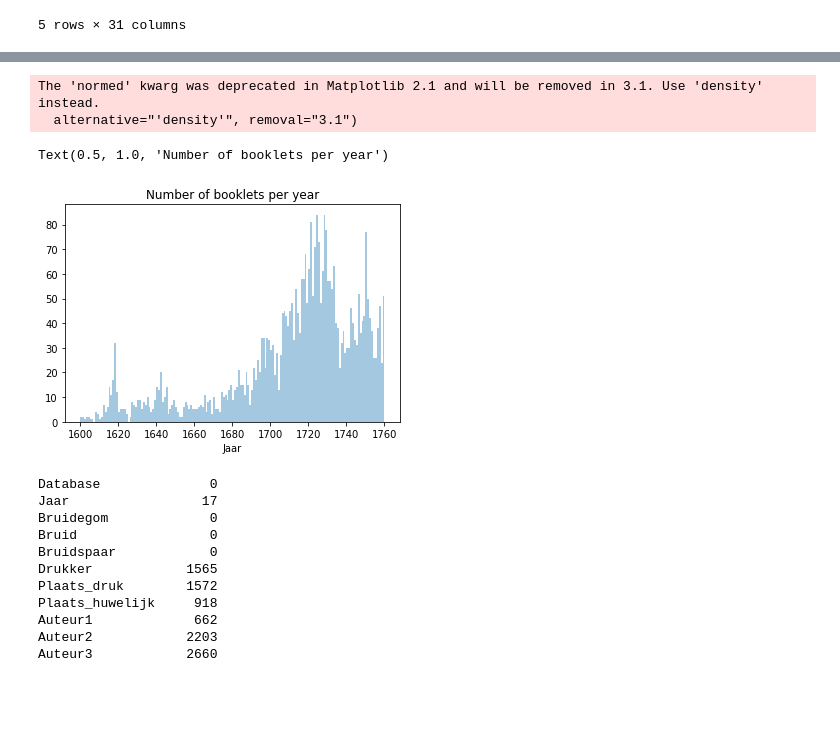
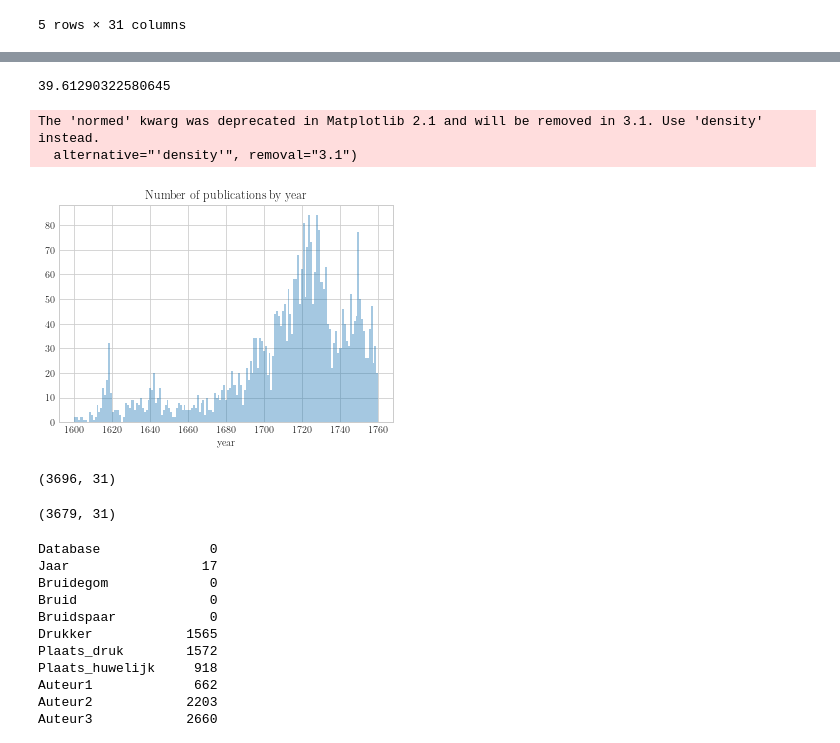
Before and after one commit to awlassche/netwerk-huwelijksgedichten, a Jupyter notebook: Notebooks_scripts/Data analysis 2.0.ipynb, the cells around one changed output, grey strips where cells are left out. Drawn from its saved outputs; the diff is of its cells as text; code cells hidden in the pictures; blank space fills up the shorter version.

```diff
--- a/Notebooks_scripts/Data analysis 2.0.ipynb
+++ b/Notebooks_scripts/Data analysis 2.0.ipynb
@@ -3,8 +3,8 @@ import seaborn as sns
 import matplotlib as plt
 import pandas as pd
 import matplotlib.pyplot as plt
-# plt.style.use('seaborn-whitegrid')
 import seaborn as sns
+plt.style.use('seaborn-whitegrid')
 
 
 df = pd.read_csv('../data/gedichtenGGD_STCN_Steur_stripped.csv', sep=';', index_col=0)
@@ -108,12 +117,27 @@ df_year = df[(df['Jaar'] >= 1600)
+# %%
+years.iloc[128:159].mean()
+# %% [output]
+39.61290322580645
+# %%
+df = df.rename(columns = {'Jaar':'year'})
 # %%
-sns.distplot(df_year['Jaar'], kde=False, bins=160)
-plt.title('Number of booklets per year')
-# plt.savefig('histyear.png', dpi=300)
+sns.distplot(df['year'], kde=False, bins=161)
+plt.title('Number of publications by year')
+plt.rc('text', usetex=True)
+plt.rc('font', family='serif')
+plt.savefig('histyear.png', dpi=300)
 # %% [output]
 The 'normed' kwarg was deprecated in Matplotlib 2.1 and will be removed in 3.1. Use 'density' instead.
   alternative="'density'", removal="3.1")
-Text(0.5, 1.0, 'Number of booklets per year')
-[figure, old version]
+[figure, new version]
+# %%
+df.shape
+# %% [output]
+(3696, 31)
+# %%
+df_year.shape
+# %% [output]
+(3679, 31)
 # %%
 df.isna().sum()
 # %% [output]
```
Also changed, not shown: parts of 7 cells of this notebook, 8 other files.
